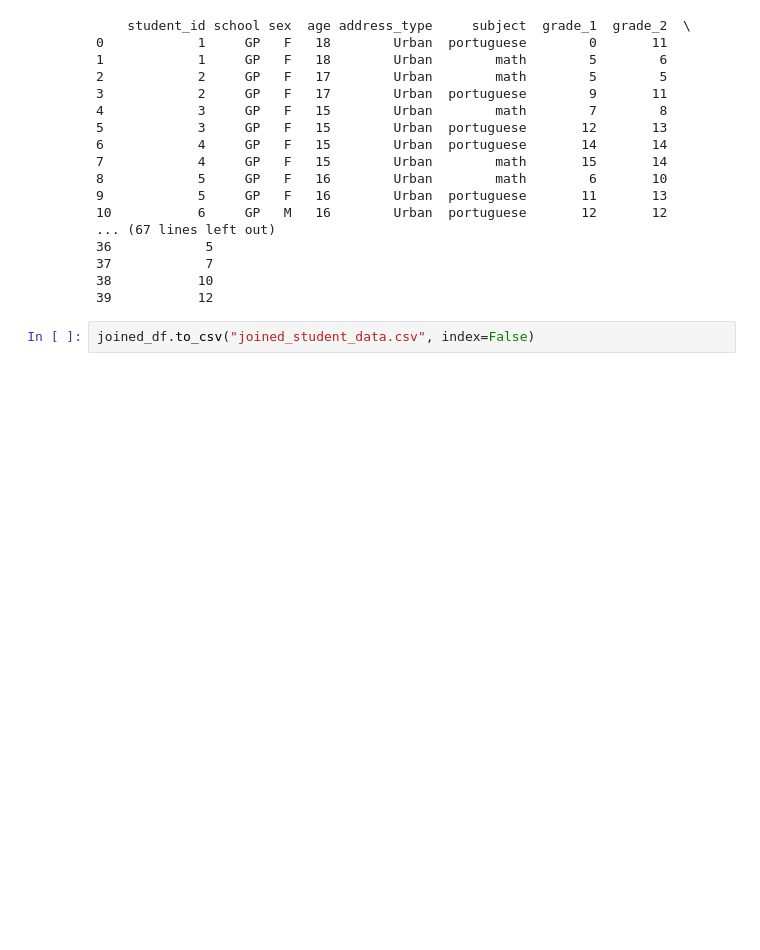
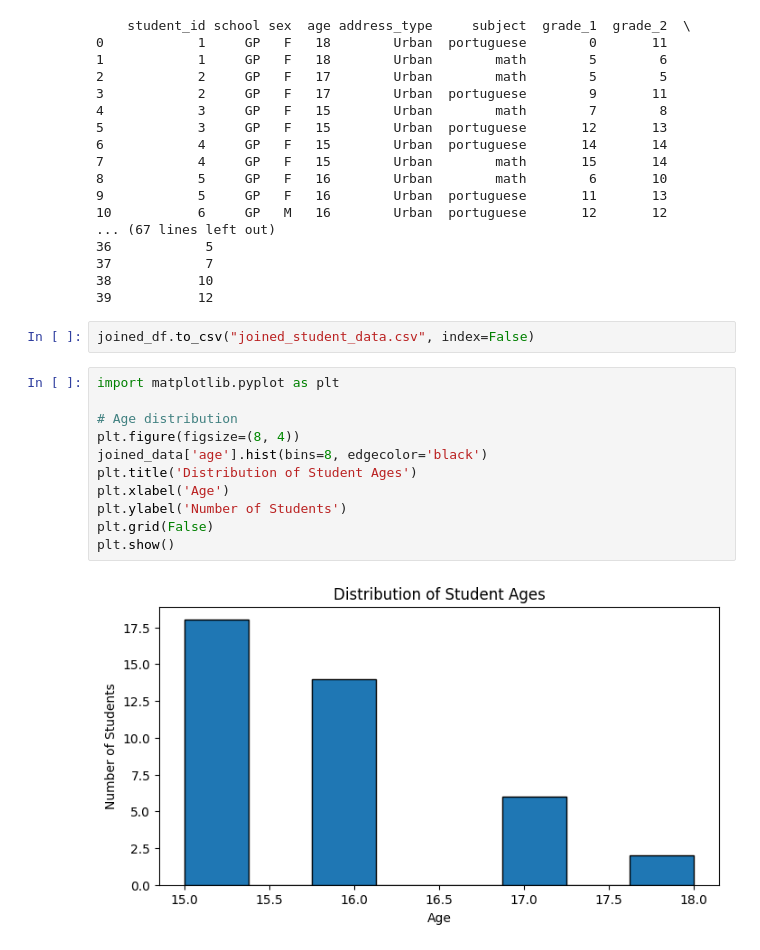
Before and after one commit to elaktif/elaktif-student-performance-analysis-Capstone, a Jupyter notebook: student_performance_analysis Capstone.ipynb.ipynb, the cells around one changed output. Cells and saved outputs as stored; diff of their text form; blank space fills up the shorter version.

```diff
--- a/student_performance_analysis Capstone.ipynb.ipynb
+++ b/student_performance_analysis Capstone.ipynb.ipynb
@@ -206,3 +206,16 @@ print(joined_data)
 39           12
 # %%
 joined_df.to_csv("joined_student_data.csv", index=False)
+# %%
+import matplotlib.pyplot as plt
+
+# Age distribution
+plt.figure(figsize=(8, 4))
+joined_data['age'].hist(bins=8, edgecolor='black')
+plt.title('Distribution of Student Ages')
+plt.xlabel('Age')
+plt.ylabel('Number of Students')
+plt.grid(False)
+plt.show()
+# %% [output]
+[figure, added]
```
Also changed, not shown: parts of 2 cells of this notebook, 1 other file.
